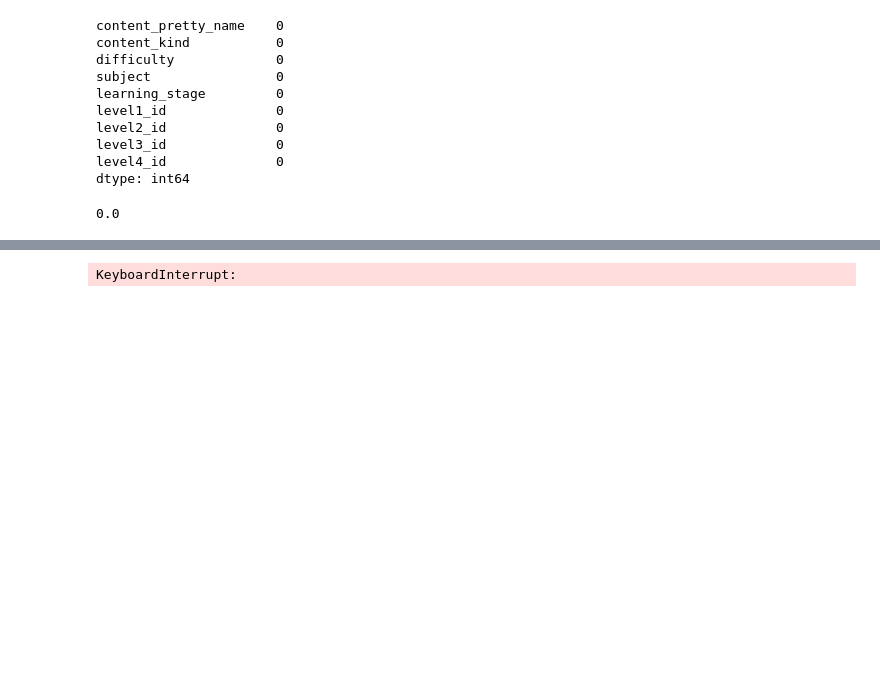
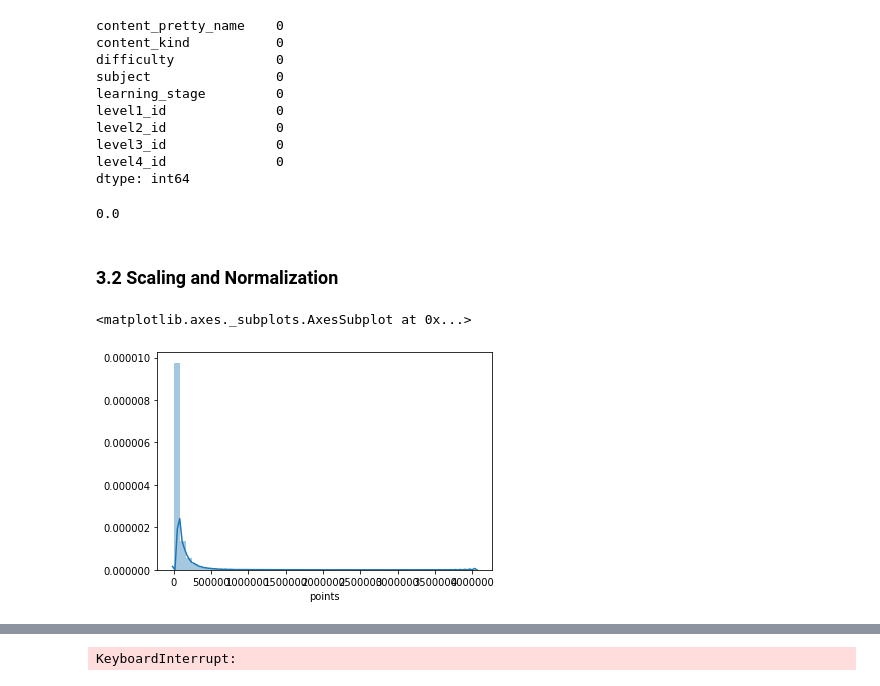
Before and after one commit to likweitan/Assessing-the-Readiness-of-HEI-in-Malaysia-to-Accept-Generation-Alpha, a Jupyter notebook: aaa (3).ipynb, the cells around one changed output, grey strips where cells are left out. Cells and saved outputs as stored; diff of their text form; code cells hidden in the pictures; blank space fills up the shorter version.

```diff
--- a/aaa (3).ipynb
+++ b/aaa (3).ipynb
@@ -205,3 +334,10 @@ percent_missing = (total_missing/total_cells) * 100
 print(percent_missing)
 # %% [output]
 0.0
+# %% [markdown]
+### 3.2 Scaling and Normalization
+# %%
+sns.distplot(df_InfoUser.points)
+# %% [output]
+<matplotlib.axes._subplots.AxesSubplot at 0x...>
+[figure, added]
```
Also changed, not shown: parts of 37 cells of this notebook.
